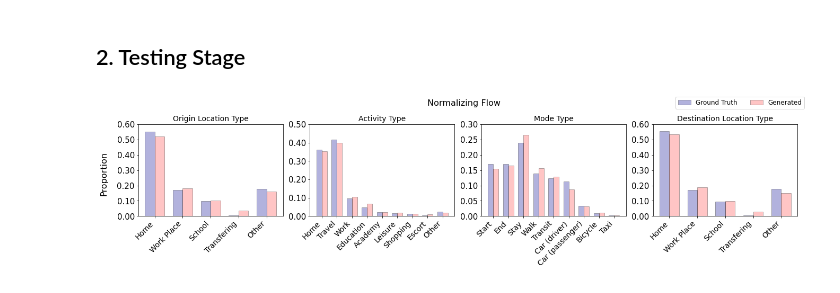
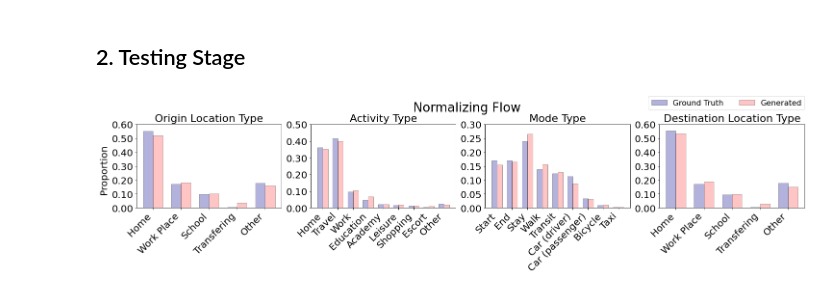
Before and after one commit to benchoi93/DGMinTransportation, a Jupyter notebook: Section4.1_Generating_Household_Travel_Survey_Data/Section4.1.4_NF.ipynb, the cells around one changed output. Cells and saved outputs as stored; diff of their text form; code cells hidden in the pictures.

Commit message:
figure and file updates

```diff
--- a/Section4.1_Generating_Household_Travel_Survey_Data/Section4.1.4_NF.ipynb
+++ b/Section4.1_Generating_Household_Travel_Survey_Data/Section4.1.4_NF.ipynb
@@ -194,12 +194,13 @@ for column in columns:
 # %%
 plt.rcParams['font.family'] = 'sans-serif'
 plt.rcParams['font.sans-serif'] = ['Arial'] + plt.rcParams['font.sans-serif']
+base_font_size = 16
 
-fig, axs = plt.subplots(1, 4, figsize=(18, 3))
+fig, axs = plt.subplots(1, 4, figsize=(20, 3))
 
 formatter = FormatStrFormatter('%.2f')
 
-fig.tight_layout(h_pad=1, w_pad=2)
+fig.tight_layout(h_pad=1, w_pad=3)
 
 ylim_list = [0.60, 0.5, 0.3, 0.6]
 sub_title_list = ['Origin Location Type', 'Activity Type', 'Mode Type', 'Destination Location Type']
@@ -211,39 +212,39 @@ xtick_labels_list = [
     ['Home', 'Travel', 'Work', 'Education', 'Academy', 'Leisure', 'Shopping', 'Escort', 'Other'],  # Activity Type
     ['Start', 'End', 'Stay', 'Walk', 'Transit', 'Car (driver)', 'Car (passenger)', 'Bicycle', 'Taxi'],  # Mode Type
     ['Home', 'Work Place', 'School', 'Transfering', 'Other']  # End Location Type
 ]
 
 for column, ylim, sub_title, xtick_labels, ax in zip(columns, ylim_list, sub_title_list, xtick_labels_list, axs.flatten()):
 
     # Ground truth
     unique_hts, counts_hts = np.unique(hts_df[column], return_counts=True)
     ax.set_ylim([0, ylim])
     positions_hts = np.arange(len(unique_hts))
     ax.bar(positions_hts - offset, counts_hts / counts_hts.sum(),
            width=bar_width, color='#00008F', edgecolor='black', alpha=0.3, label='Ground Truth')
 
     # Generated data
     unique_gen, counts_gen = np.unique(generated_categories[column], return_counts=True)
     positions_gen = np.arange(len(unique_gen))
     ax.bar(positions_gen + offset, counts_gen / counts_gen.sum(),
            width=bar_width, color='#FF4040', edgecolor='black', alpha=0.3, label='Generated')
 
     ax.set_xticks([int(x) for x in unique_hts])
-    ax.set_xticklabels(xtick_labels, fontsize=14, rotation=45, ha='right')
+    ax.set_xticklabels(xtick_labels, fontsize=base_font_size+4, rotation=45, ha='right')
 
     ax.yaxis.set_major_formatter(formatter)
-    ax.set_yticklabels([f'{x:.2f}' for x in ax.get_yticks()], fontsize=15)
+    ax.set_yticklabels([f'{x:.2f}' for x in ax.get_yticks()], fontsize=base_font_size+4)
 
-    ax.set_title(sub_title, fontsize=14)
+    ax.set_title(sub_title, fontsize=base_font_size+6)
 
-fig.suptitle('Normalizing Flow', fontsize=16, y=1.15)
-fig.text(-0.03, 0.5, 'Proportion', va='center', rotation='vertical', fontsize=16)
+fig.suptitle('Normalizing Flow', fontsize=base_font_size+10, y=1.15)
+fig.text(-0.03, 0.5, 'Proportion', va='center', rotation='vertical', fontsize=base_font_size+4)
 
-fig.legend(['Ground Truth', 'Generated'], loc='upper right', ncol=2, fontsize=12,
-           bbox_to_anchor=(1, 1.2), bbox_transform=fig.transFigure)
+fig.legend(['Ground Truth', 'Generated'], loc='upper right', ncol=2, fontsize=base_font_size,
+           bbox_to_anchor=(0.993, 1.24), bbox_transform=fig.transFigure)
 
-plt.savefig(f'nf_discrete.png', bbox_inches='tight', dpi=400)
+plt.savefig(f'img/nf_discrete.png', bbox_inches='tight', dpi=400)
 plt.show()
 plt.close()
 # %% [output]
-[figure, old version]
+[figure, new version]
```
Also changed, not shown: 12 other files.
